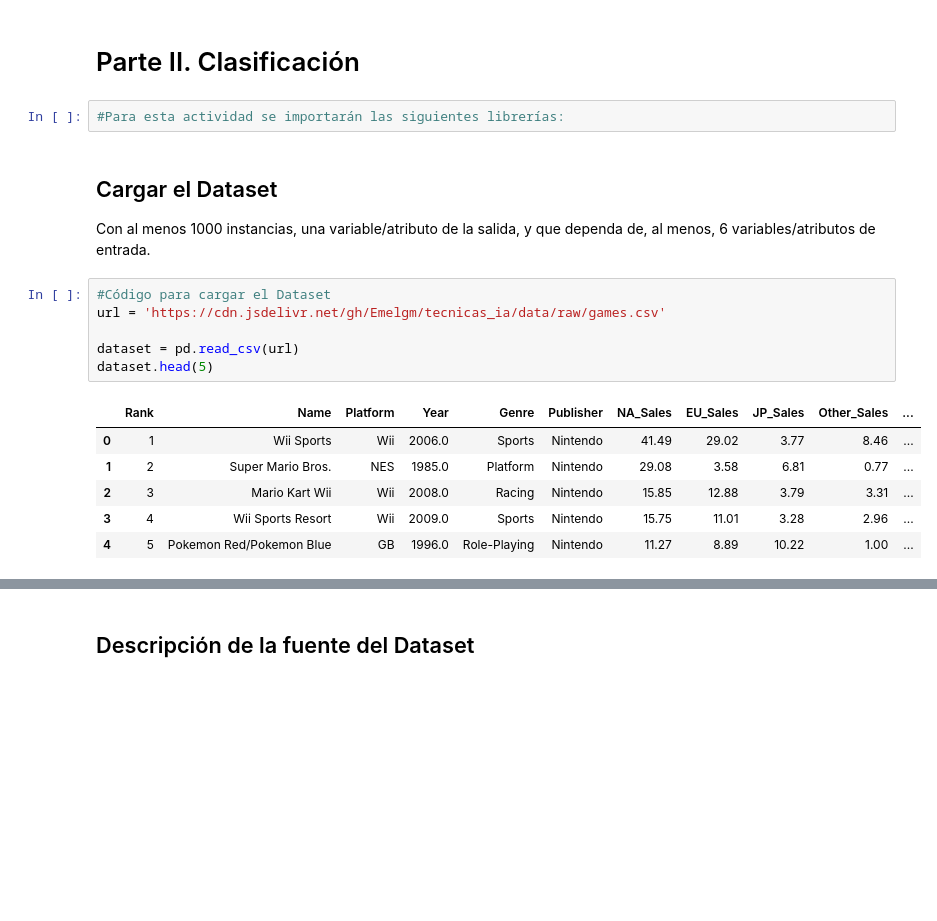
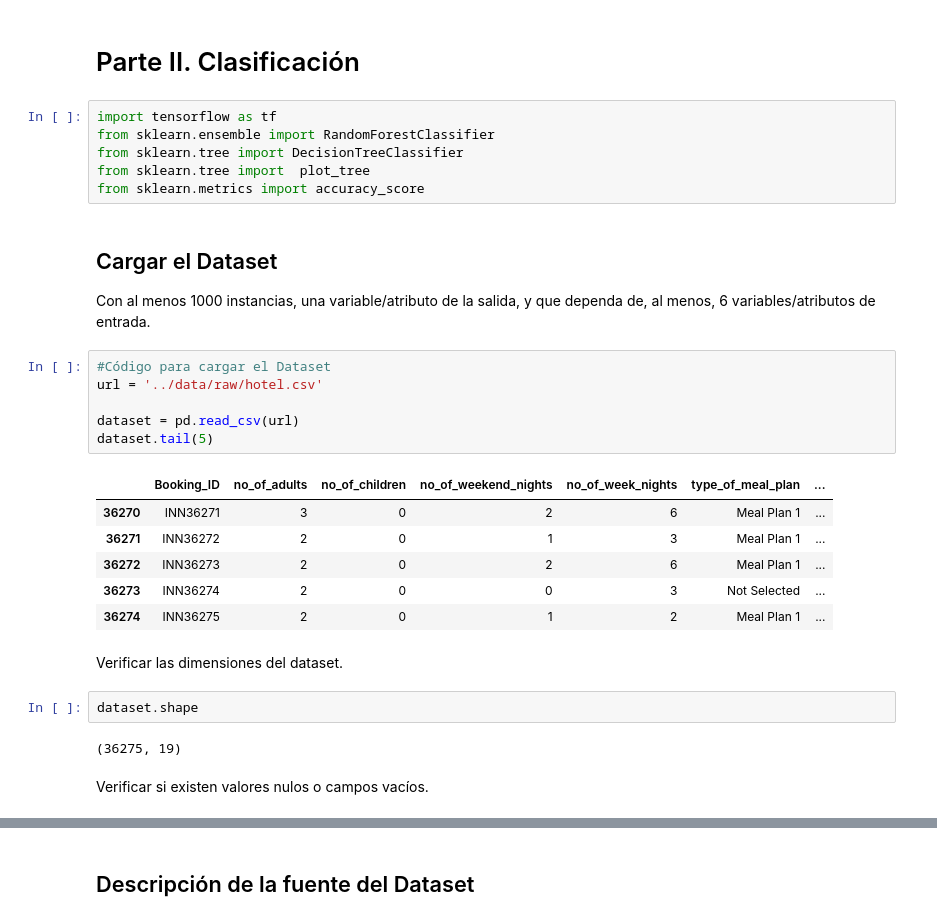
Before and after one commit to Emelgm/tecnicas_ia, a Jupyter notebook: notebooks/MUAVDM_TIA_Actividad 2_Clasificación_NotebookBase.ipynb, the cells around one changed output, grey strips where cells are left out. Cells and saved outputs as stored; diff of their text form; blank space fills up the shorter version.

```diff
--- a/notebooks/MUAVDM_TIA_Actividad 2_Clasificación_NotebookBase.ipynb
+++ b/notebooks/MUAVDM_TIA_Actividad 2_Clasificación_NotebookBase.ipynb
@@ -13,22 +22,34 @@ import pandas as pd
 # %% [markdown]
 # Parte II. Clasificación
 # %%
-#Para esta actividad se importarán las siguientes librerías:
+import tensorflow as tf
+from sklearn.ensemble import RandomForestClassifier
+from sklearn.tree import DecisionTreeClassifier
+from sklearn.tree import  plot_tree
+from sklearn.metrics import accuracy_score
 # %% [markdown]
 ## Cargar el Dataset
 
 Con al menos 1000 instancias, una variable/atributo de la salida, y que dependa de, al menos, 6 variables/atributos de entrada.
 # %%
 #Código para cargar el Dataset
-url = 'https://cdn.jsdelivr.net/gh/Emelgm/tecnicas_ia/data/raw/games.csv'
+url = '../data/raw/hotel.csv'
 
 dataset = pd.read_csv(url)
-dataset.head(5)
+dataset.tail(5)
 # %% [output]
-|  | Rank | Name | Platform | Year | Genre | Publisher | NA_Sales | EU_Sales | JP_Sales | Other_Sales | ... |
-| 0 | 1 | Wii Sports | Wii | 2006.0 | Sports | Nintendo | 41.49 | 29.02 | 3.77 | 8.46 | ... |
-| 1 | 2 | Super Mario Bros. | NES | 1985.0 | Platform | Nintendo | 29.08 | 3.58 | 6.81 | 0.77 | ... |
-| 2 | 3 | Mario Kart Wii | Wii | 2008.0 | Racing | Nintendo | 15.85 | 12.88 | 3.79 | 3.31 | ... |
-| 3 | 4 | Wii Sports Resort | Wii | 2009.0 | Sports | Nintendo | 15.75 | 11.01 | 3.28 | 2.96 | ... |
-| 4 | 5 | Pokemon Red/Pokemon Blue | GB | 1996.0 | Role-Playing | Nintendo | 11.27 | 8.89 | 10.22 | 1.00 | ... |
+|  | Booking_ID | no_of_adults | no_of_children | no_of_weekend_nights | no_of_week_nights | type_of_meal_plan | ... |
+| 36270 | INN36271 | 3 | 0 | 2 | 6 | Meal Plan 1 | ... |
+| 36271 | INN36272 | 2 | 0 | 1 | 3 | Meal Plan 1 | ... |
+| 36272 | INN36273 | 2 | 0 | 2 | 6 | Meal Plan 1 | ... |
+| 36273 | INN36274 | 2 | 0 | 0 | 3 | Not Selected | ... |
+| 36274 | INN36275 | 2 | 0 | 1 | 2 | Meal Plan 1 | ... |
+# %% [markdown]
+Verificar las dimensiones del dataset.
+# %%
+dataset.shape
+# %% [output]
+(36275, 19)
+# %% [markdown]
+Verificar si existen valores nulos o campos vacíos.
 # %%
```
Also changed, not shown: parts of 52 cells of this notebook, 2 other files.
